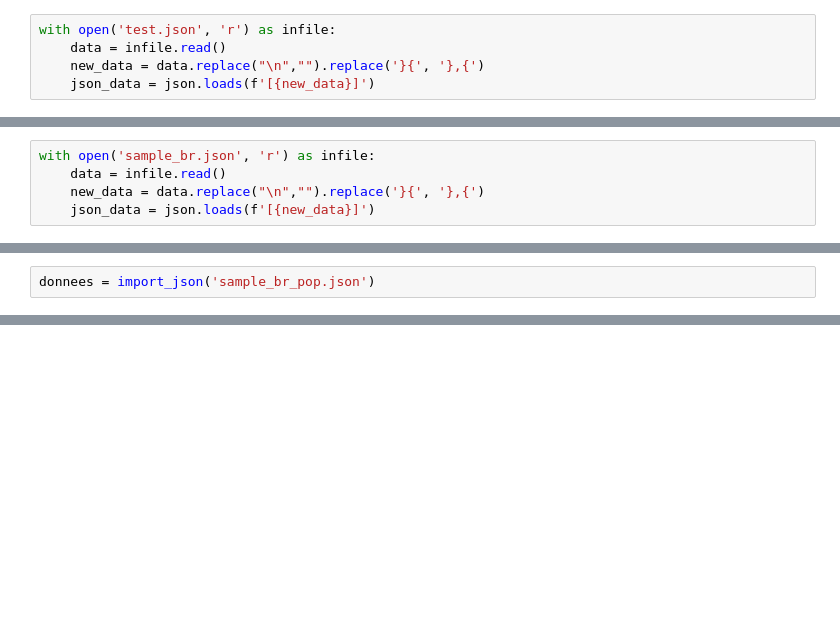
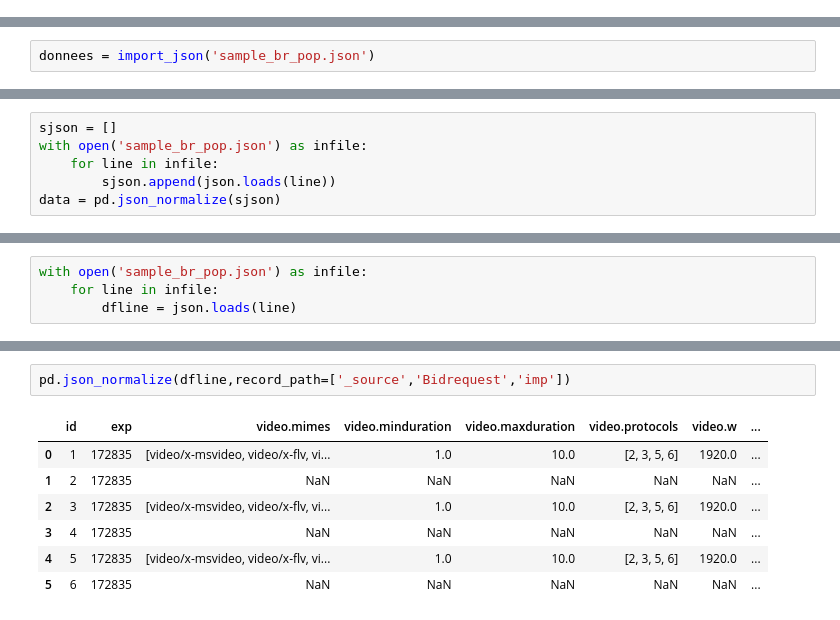
Before and after one commit to ThomasM-mecen/Displayce_internship, a Jupyter notebook: import_json.ipynb, the cells around one changed output, grey strips where cells are left out. Drawn from its saved outputs; the diff is of its cells as text; blank space fills up the shorter version.

```diff
--- a/import_json.ipynb
+++ b/import_json.ipynb
@@ -4,5 +4,0 @@ import json
-# %%
-with open('test.json', 'r') as infile:
-    data = infile.read()
-    new_data = data.replace("\n","").replace('}{', '},{')
-    json_data = json.loads(f'[{new_data}]')
@@ -41,5 +4,0 @@ data.head()
-# %%
-with open('sample_br.json', 'r') as infile:
-    data = infile.read()
-    new_data = data.replace("\n","").replace('}{', '},{')
-    json_data = json.loads(f'[{new_data}]')
@@ -86,0 +33,6 @@ donnees.head()
+# %%
+sjson = []
+with open('sample_br_pop.json') as infile:
+    for line in infile:
+        sjson.append(json.loads(line))
+data = pd.json_normalize(sjson)
@@ -86,0 +59,4 @@ donnees.head()
+# %%
+with open('sample_br_pop.json') as infile:
+    for line in infile:
+        dfline = json.loads(line)
@@ -86,0 +68,10 @@ donnees.head()
+# %%
+pd.json_normalize(dfline,record_path=['_source','Bidrequest','imp'])
+# %% [output]
+|  | id | exp | video.mimes | video.minduration | video.maxduration | video.protocols | video.w | ... |
+| 0 | 1 | 172835 | [video/x-msvideo, video/x-flv, vi... | 1.0 | 10.0 | [2, 3, 5, 6] | 1920.0 | ... |
+| 1 | 2 | 172835 | NaN | NaN | NaN | NaN | NaN | ... |
+| 2 | 3 | 172835 | [video/x-msvideo, video/x-flv, vi... | 1.0 | 10.0 | [2, 3, 5, 6] | 1920.0 | ... |
+| 3 | 4 | 172835 | NaN | NaN | NaN | NaN | NaN | ... |
+| 4 | 5 | 172835 | [video/x-msvideo, video/x-flv, vi... | 1.0 | 10.0 | [2, 3, 5, 6] | 1920.0 | ... |
+| 5 | 6 | 172835 | NaN | NaN | NaN | NaN | NaN | ... |
```
Also changed, not shown: parts of 16 cells of this notebook, 1 other file.
